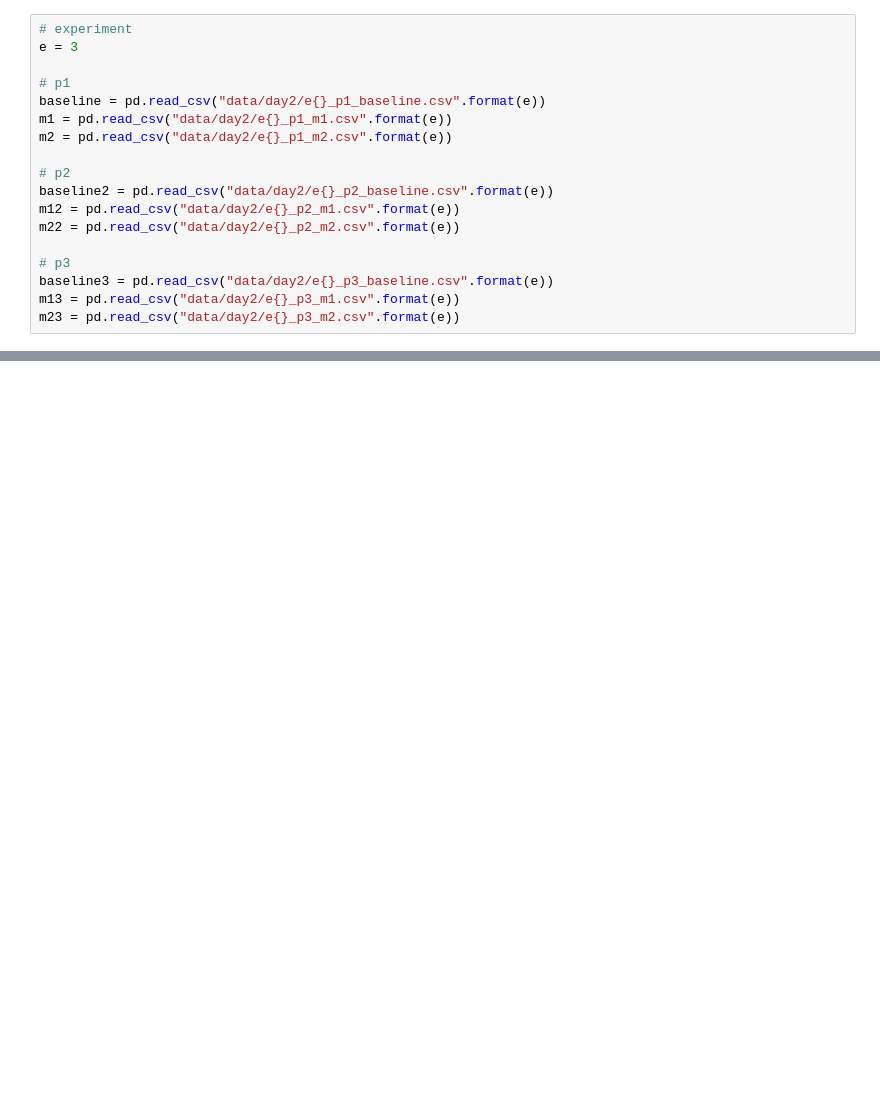
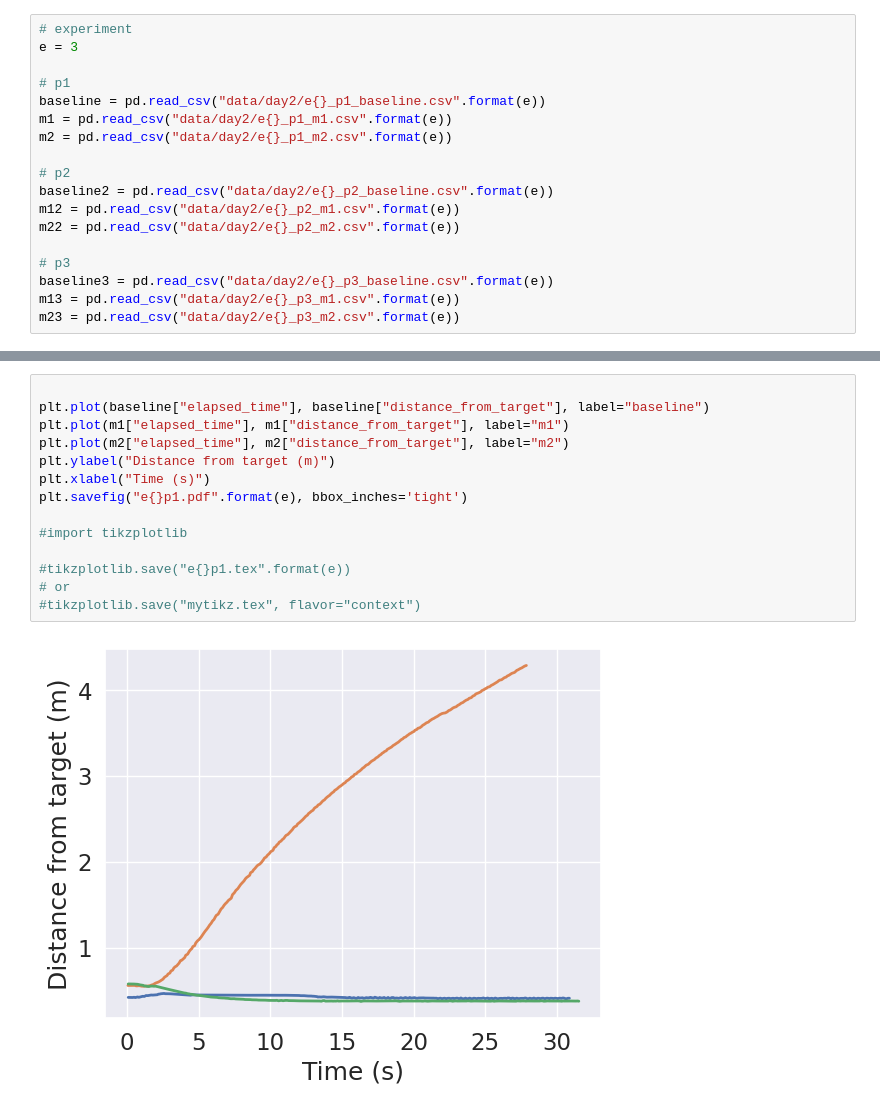
Before and after one commit to TIERS/multi-agent-rl-omni, a Jupyter notebook: notebooks/plot_csv.ipynb, the cells around one changed output, grey strips where cells are left out. Drawn from its saved outputs; the diff is of its cells as text; blank space fills up the shorter version.

```diff
--- a/notebooks/plot_csv.ipynb
+++ b/notebooks/plot_csv.ipynb
@@ -56,0 +76,16 @@ plt.show()
+# %%
+
+plt.plot(baseline["elapsed_time"], baseline["distance_from_target"], label="baseline")
+plt.plot(m1["elapsed_time"], m1["distance_from_target"], label="m1")
+plt.plot(m2["elapsed_time"], m2["distance_from_target"], label="m2")
+plt.ylabel("Distance from target (m)")
+plt.xlabel("Time (s)")
+plt.savefig("e{}p1.pdf".format(e), bbox_inches='tight')
+
+#import tikzplotlib
+
+#tikzplotlib.save("e{}p1.tex".format(e))
+# or
+#tikzplotlib.save("mytikz.tex", flavor="context")
+# %% [output]
+[figure, added]
```
Also changed, not shown: parts of 6 cells of this notebook, 1 other file.
